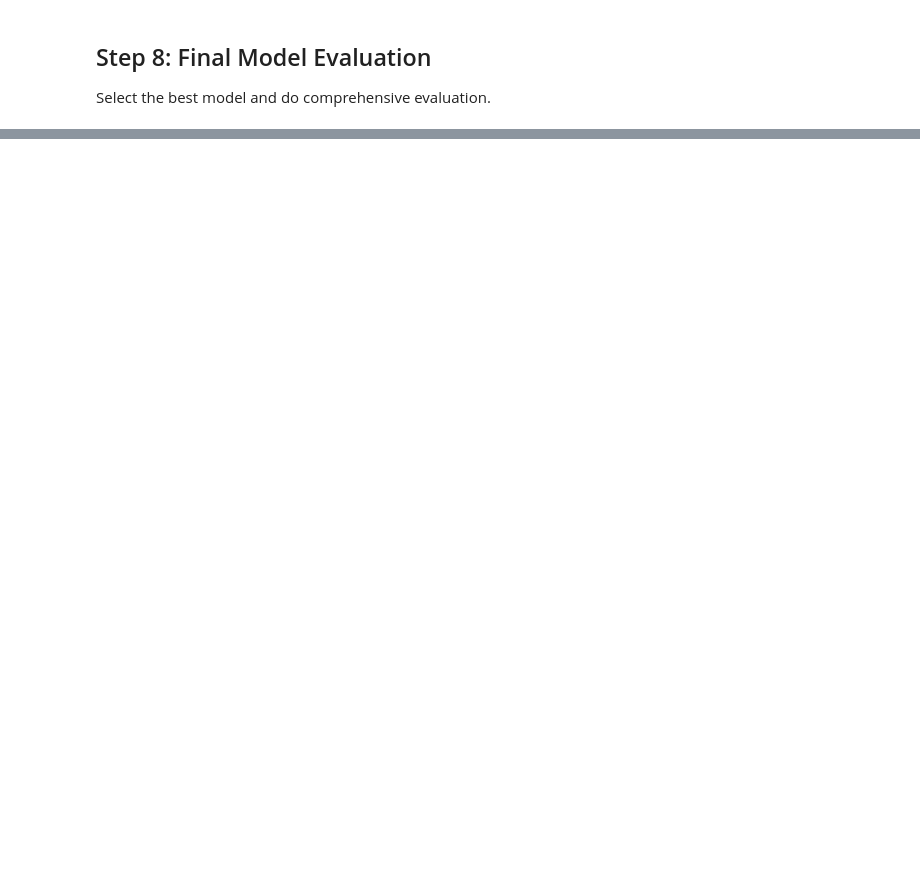
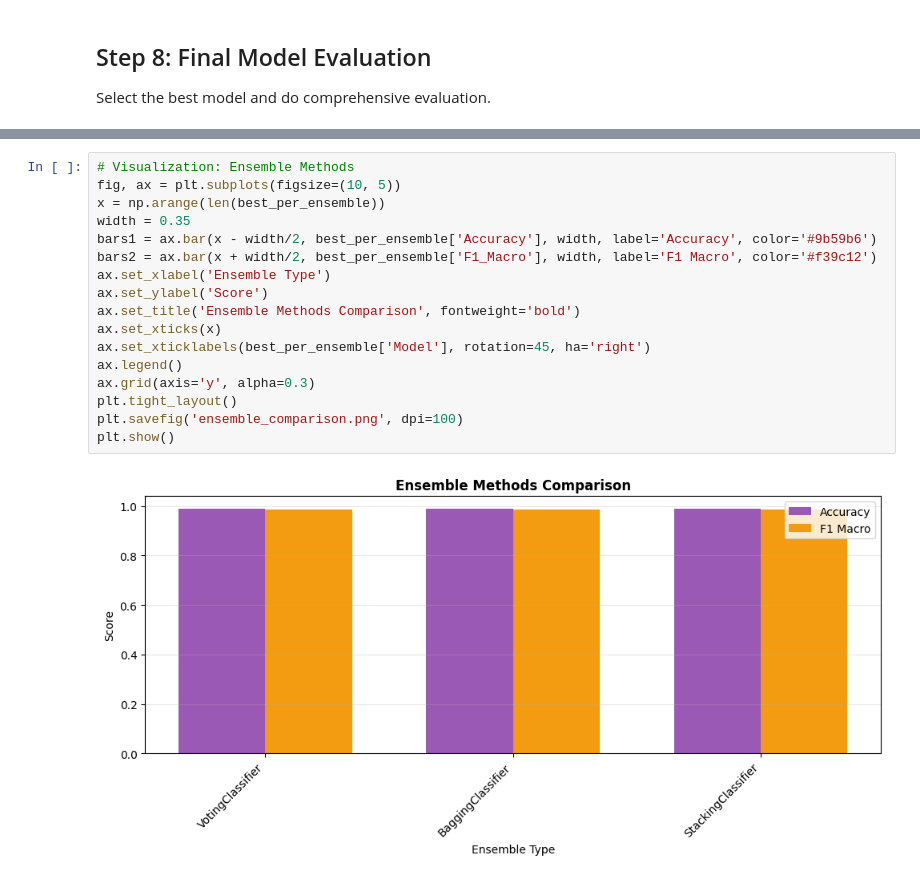
Before and after one commit to Belaleatsbanana/ml2, a Jupyter notebook: bell/rat_elephant_modeling.ipynb, the cells around one changed output, grey strips where cells are left out. Drawn from its saved outputs; the diff is of its cells as text; blank space fills up the shorter version.

```diff
--- a/bell/rat_elephant_modeling.ipynb
+++ b/bell/rat_elephant_modeling.ipynb
@@ -1288,0 +1348,19 @@ print("\n🎉 PIPELINE COMPLETE!")
+# %%
+# Visualization: Ensemble Methods
+fig, ax = plt.subplots(figsize=(10, 5))
+x = np.arange(len(best_per_ensemble))
+width = 0.35
+bars1 = ax.bar(x - width/2, best_per_ensemble['Accuracy'], width, label='Accuracy', color='#9b59b6')
+bars2 = ax.bar(x + width/2, best_per_ensemble['F1_Macro'], width, label='F1 Macro', color='#f39c12')
+ax.set_xlabel('Ensemble Type')
+ax.set_ylabel('Score')
+ax.set_title('Ensemble Methods Comparison', fontweight='bold')
+ax.set_xticks(x)
+ax.set_xticklabels(best_per_ensemble['Model'], rotation=45, ha='right')
+ax.legend()
+ax.grid(axis='y', alpha=0.3)
+plt.tight_layout()
+plt.savefig('ensemble_comparison.png', dpi=100)
+plt.show()
+# %% [output]
+[figure, added]
```
Also changed, not shown: parts of 53 cells of this notebook.
